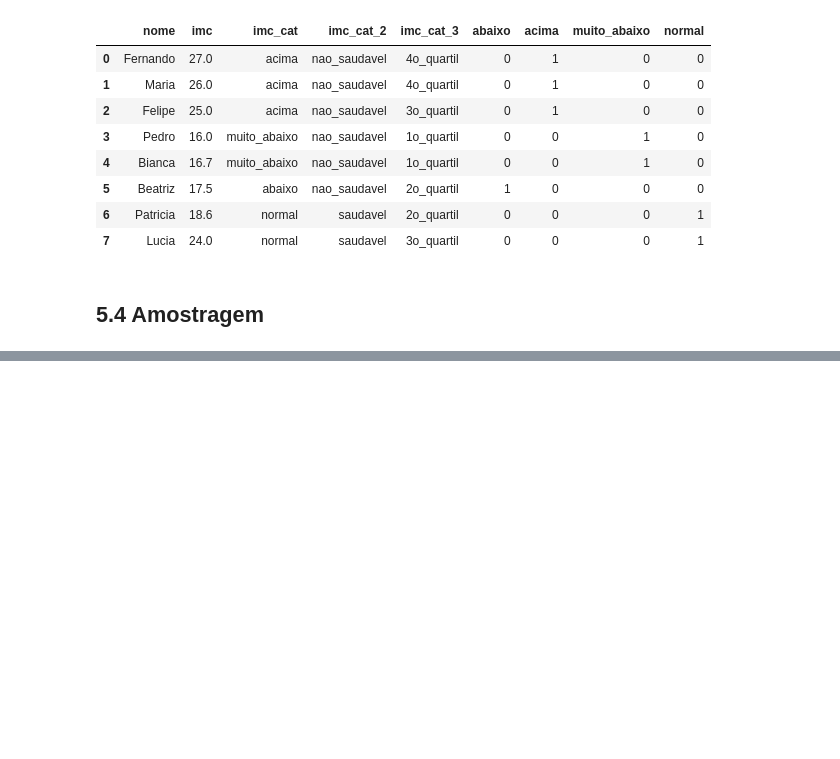
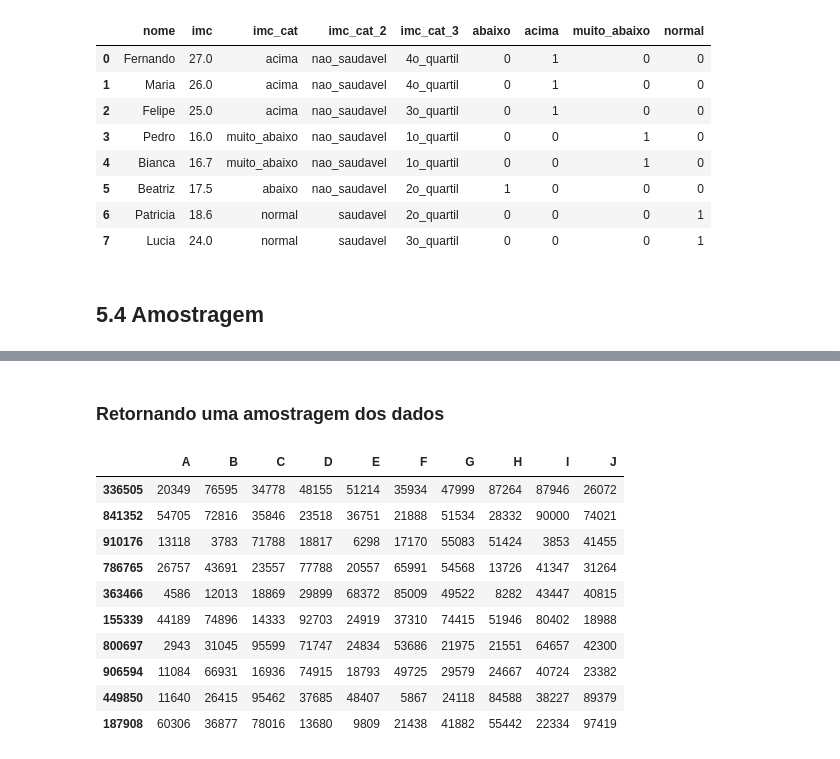
Before and after one commit to RaphaelfsOliveira/DataScience, a Jupyter notebook: EBAC Curso Ciência de Dados/Cientista de Dados/modulo_5_limpeza_e_preparacao_de_dados.ipynb, the cells around one changed output, grey strips where cells are left out. Saved outputs shown, nothing was run; the diff lists cells and outputs as text; code cells hidden in the pictures; blank space fills up the shorter version.

```diff
--- a/EBAC Curso Ciência de Dados/Cientista de Dados/modulo_5_limpeza_e_preparacao_de_dados.ipynb
+++ b/EBAC Curso Ciência de Dados/Cientista de Dados/modulo_5_limpeza_e_preparacao_de_dados.ipynb
@@ -590,0 +615,17 @@ df_imc
+# %% [markdown]
+### Retornando uma amostragem dos dados
+# %%
+# método para retornar uma amostragem dos dados
+df.sample(10)
+# %% [output]
+|  | A | B | C | D | E | F | G | H | I | J |
+| 336505 | 20349 | 76595 | 34778 | 48155 | 51214 | 35934 | 47999 | 87264 | 87946 | 26072 |
+| 841352 | 54705 | 72816 | 35846 | 23518 | 36751 | 21888 | 51534 | 28332 | 90000 | 74021 |
+| 910176 | 13118 | 3783 | 71788 | 18817 | 6298 | 17170 | 55083 | 51424 | 3853 | 41455 |
+| 786765 | 26757 | 43691 | 23557 | 77788 | 20557 | 65991 | 54568 | 13726 | 41347 | 31264 |
+| 363466 | 4586 | 12013 | 18869 | 29899 | 68372 | 85009 | 49522 | 8282 | 43447 | 40815 |
+| 155339 | 44189 | 74896 | 14333 | 92703 | 24919 | 37310 | 74415 | 51946 | 80402 | 18988 |
+| 800697 | 2943 | 31045 | 95599 | 71747 | 24834 | 53686 | 21975 | 21551 | 64657 | 42300 |
+| 906594 | 11084 | 66931 | 16936 | 74915 | 18793 | 49725 | 29579 | 24667 | 40724 | 23382 |
+| 449850 | 11640 | 26415 | 95462 | 37685 | 48407 | 5867 | 24118 | 84588 | 38227 | 89379 |
+| 187908 | 60306 | 36877 | 78016 | 13680 | 9809 | 21438 | 41882 | 55442 | 22334 | 97419 |
```
Also changed, not shown: parts of 11 cells of this notebook.
